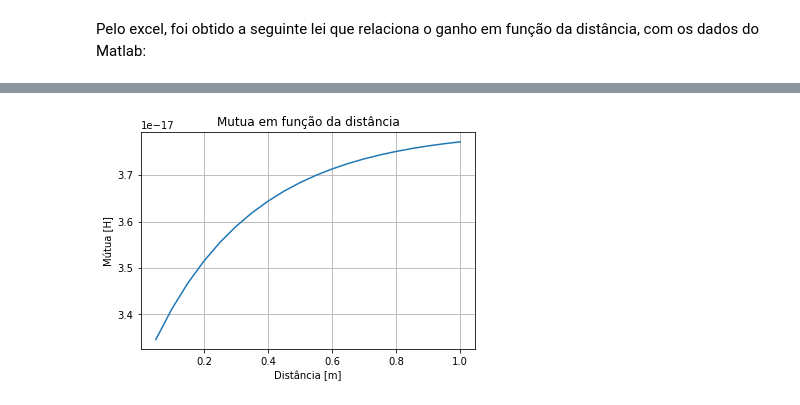
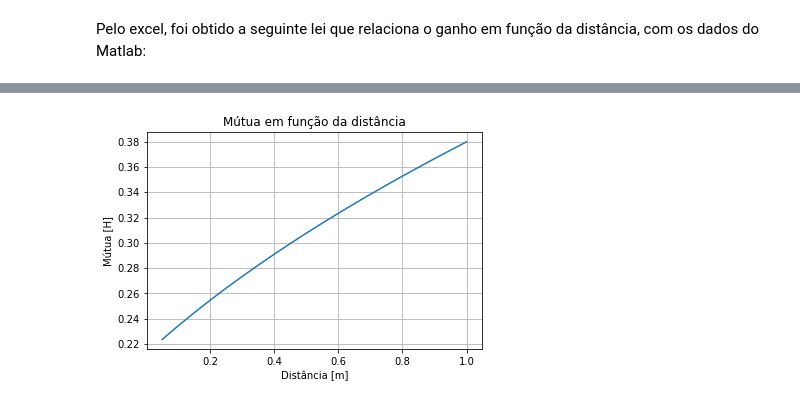
Before and after one commit to leonardodma/projeto-eletromag, a Jupyter notebook: modelo-transformador.ipynb, the cells around one changed output, grey strips where cells are left out. Saved outputs shown, nothing was run; the diff lists cells and outputs as text; code cells hidden in the pictures.

```diff
--- a/modelo-transformador.ipynb
+++ b/modelo-transformador.ipynb
@@ -60,7 +59,7 @@ gain = []
 for i in range(len(lista_M)):
     XM  = 1j*wc*lista_M[i]
     i1, i2 = CalcularTransformador(XM)
-    gain.append(abs((i2/i1)**2))
+    gain.append((abs(i2/i1))**2)
 # %%
 plt.plot(lista_M, gain)
 plt.title("Ganho em função da Mútua")
@@ -126,15 +121,17 @@ M = ((1.2981*e^(-2.969*d) - 5)/13)**(1/2)
 # %%
 spacing = np.linspace(5e-2, 1, 20)
 M = []
 
+
 for i in range(len(spacing)):
-    M.append(((1.2981*exp(-2.969*spacing[i]) - 5)/13)**(1/2))
+    m = abs(((log10(1.2981) + log10(exp(-2.969 * spacing[i])) - log10(5))/13)**(1/2))
+    M.append(m)
 
 plt.plot(spacing, M)
 plt.title("Mútua em função da distância")
 plt.xlabel("Distância [m]")
 plt.ylabel("Mútua [H]")
 plt.grid()
 plt.show()
 # %% [output]
-[figure, old version]
+[figure, new version]
```
Also changed, not shown: parts of 12 cells of this notebook, 2 other files.
